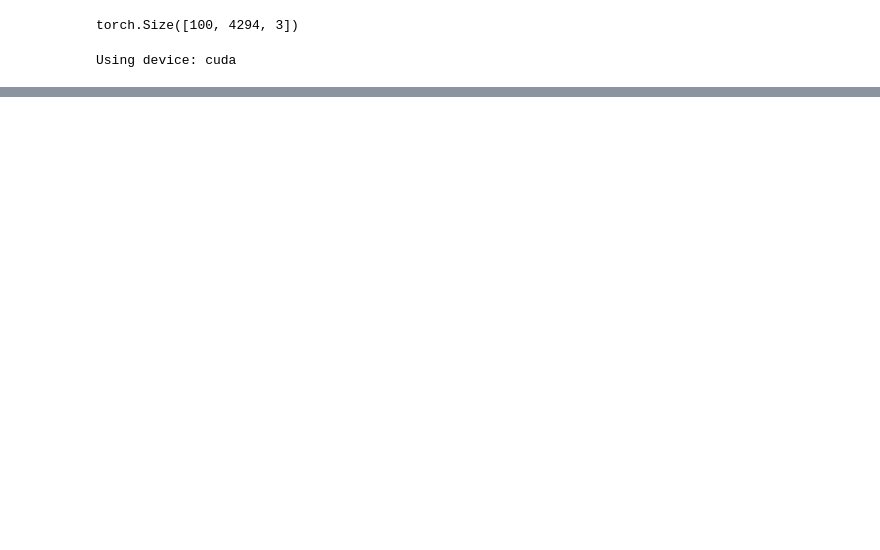
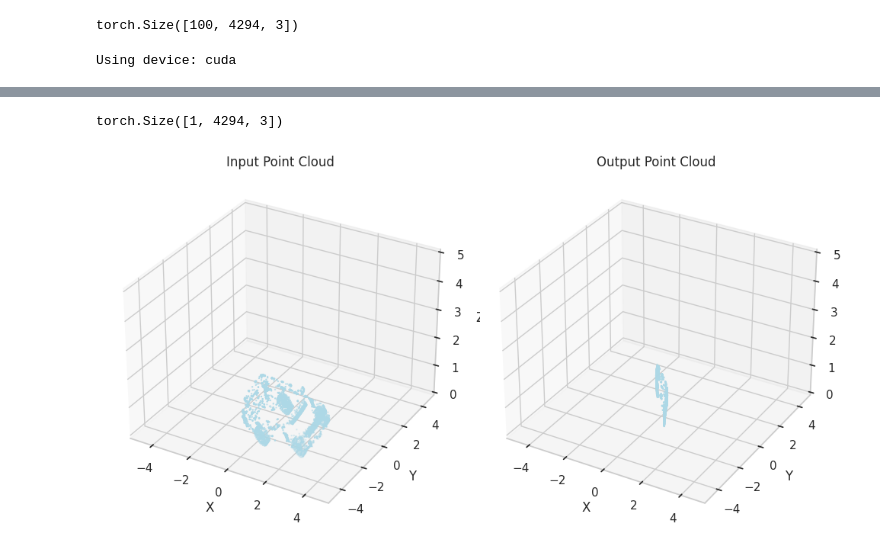
Before and after one commit to oliverkristianfritsche/6D_pose_estimation, a Jupyter notebook: examples/pointcloud_autencoder.ipynb, the cells around one changed output, grey strips where cells are left out. Saved outputs shown, nothing was run; the diff lists cells and outputs as text; code cells hidden in the pictures; blank space fills up the shorter version.

```diff
--- a/examples/pointcloud_autencoder.ipynb
+++ b/examples/pointcloud_autencoder.ipynb
@@ -128,0 +157,5 @@ KeyboardInterrupt:
+# %%
+#load model from file
+model = MHA_AutoEncoder(point_features, num_heads, latent_dim)
+model.load_state_dict(torch.load('/workspace/examples/mha_autoencoder.pth'))
+model.to(device)
@@ -128,0 +284,9 @@ KeyboardInterrupt:
+# %%
+point_cloud_dataset[:1].to(device).shape
+# %% [output]
+torch.Size([1, 4294, 3])
+# %%
+#SHOW BOTH INPUT AND OUTPUT POINT CLOUDS
+display_point_clouds([point_cloud_dataset[0].cpu().numpy(), encoded_output[0].cpu().detach().numpy()], ['Input Point Cloud', 'Output Point Cloud'])
+# %% [output]
+[figure, added]
```
Also changed, not shown: parts of 12 cells of this notebook, 1 other file.
